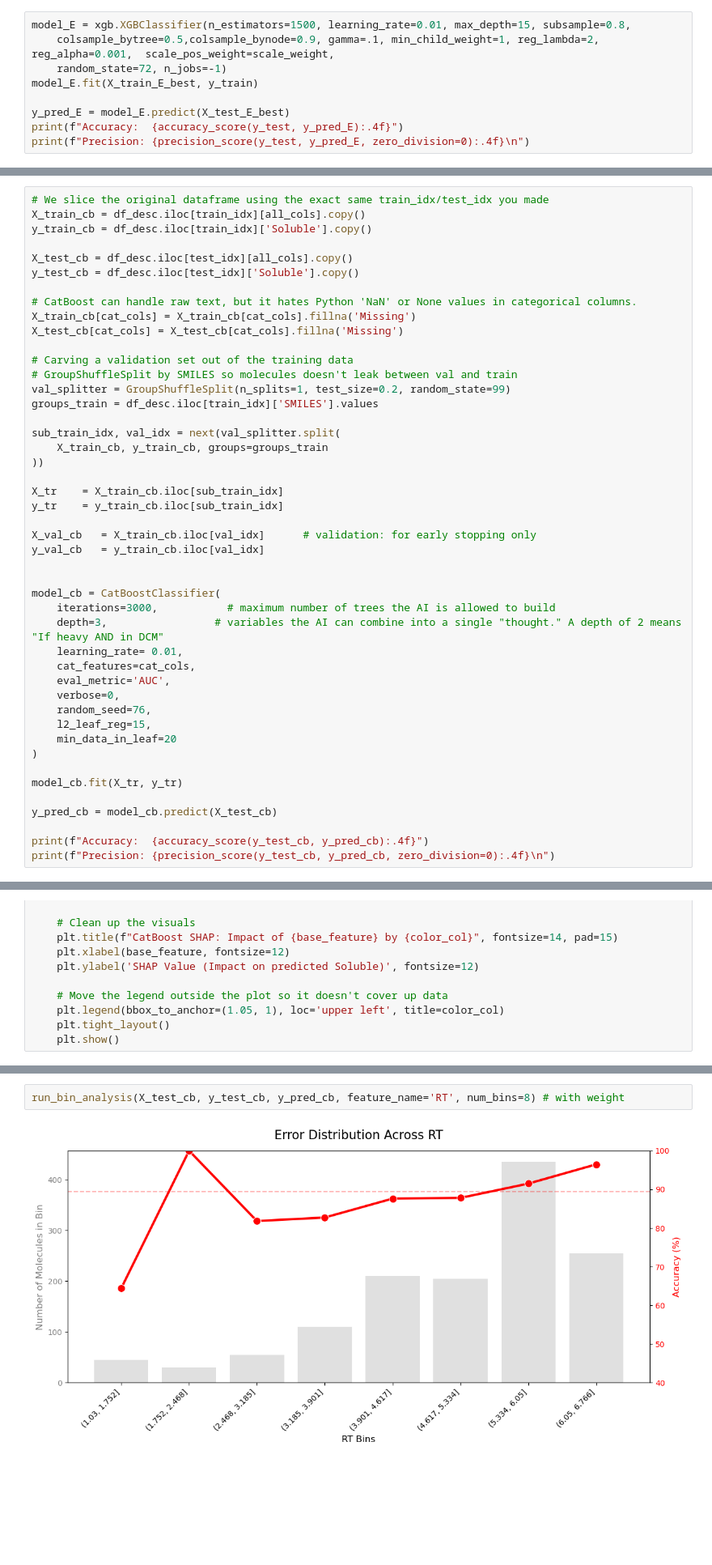
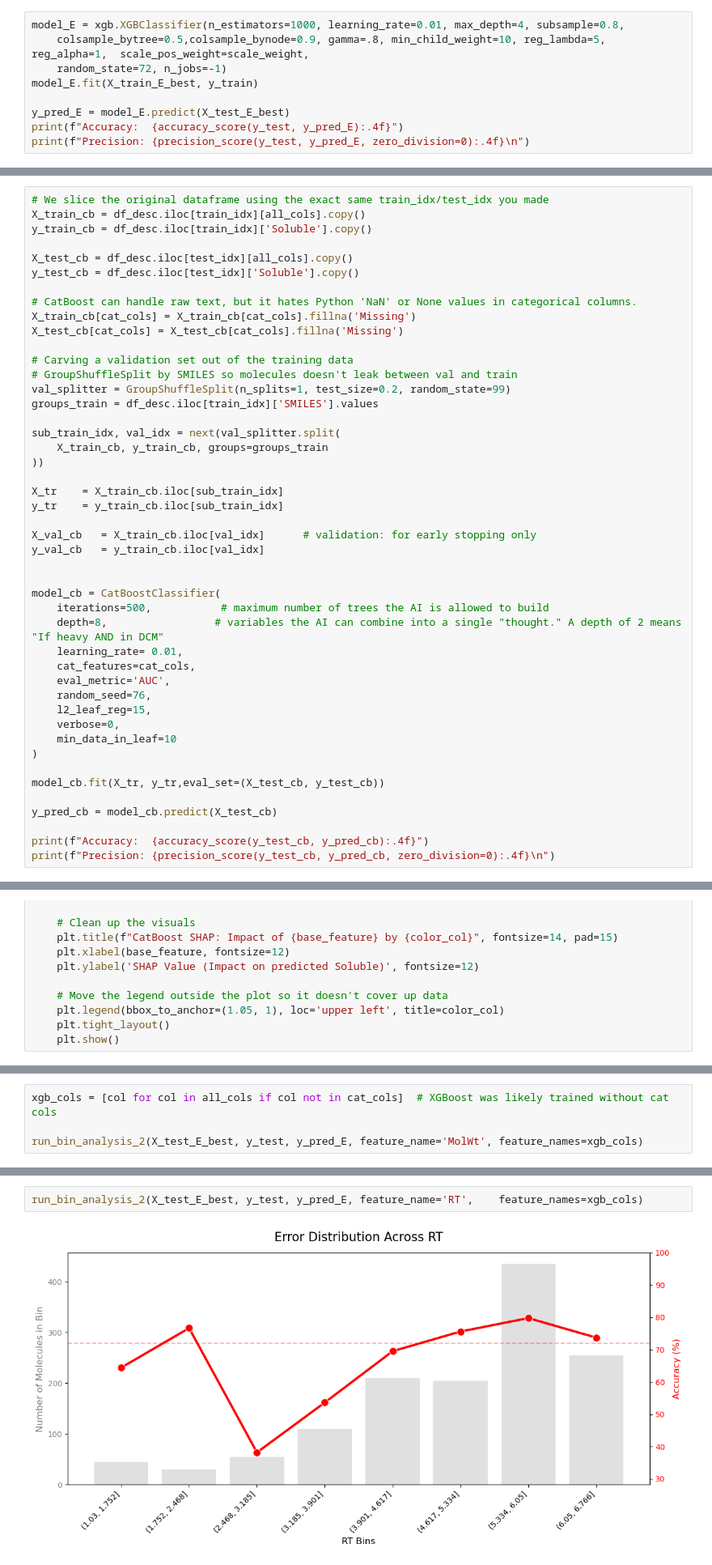
Before and after one commit to swisscatplus/solubility_prediction_nmr, a Jupyter notebook: src/dev/rt_prediction_continued.ipynb, the cells around one changed output, grey strips where cells are left out. Shown at 81% size. Saved outputs shown, nothing was run; the diff lists cells and outputs as text; blank space fills up the shorter version.

Commit message:
retrained model E which performs better now, plotted bunch of graphs, not much left

```diff
--- a/src/dev/rt_prediction_continued.ipynb
+++ b/src/dev/rt_prediction_continued.ipynb
@@ -347,8 +347,8 @@ X_train_E_best = np.hstack((X_cont_E[train_idx], X_mat[train_idx]))
 
 X_test_E_best = np.hstack((X_cont_E[test_idx], X_mat[test_idx]))
 # %%
-model_E = xgb.XGBClassifier(n_estimators=1500, learning_rate=0.01, max_depth=15, subsample=0.8,
-    colsample_bytree=0.5,colsample_bynode=0.9, gamma=.1, min_child_weight=1, reg_lambda=2, reg_alpha=0.001,  scale_pos_weight=scale_weight,
+model_E = xgb.XGBClassifier(n_estimators=1000, learning_rate=0.01, max_depth=4, subsample=0.8,
+    colsample_bytree=0.5,colsample_bynode=0.9, gamma=.8, min_child_weight=10, reg_lambda=5, reg_alpha=1,  scale_pos_weight=scale_weight,
     random_state=72, n_jobs=-1)
 model_E.fit(X_train_E_best, y_train)
 
@@ -848,18 +969,18 @@ y_val_cb   = y_train_cb.iloc[val_idx]
 
 
 model_cb = CatBoostClassifier(
-    iterations=3000,           # maximum number of trees the AI is allowed to build
-    depth=3,                 # variables the AI can combine into a single "thought." A depth of 2 means "If heavy AND in DCM"
+    iterations=500,           # maximum number of trees the AI is allowed to build
+    depth=8,                 # variables the AI can combine into a single "thought." A depth of 2 means "If heavy AND in DCM"
     learning_rate= 0.01,
     cat_features=cat_cols,
     eval_metric='AUC',
-    verbose=0,
     random_seed=76,
     l2_leaf_reg=15,
-    min_data_in_leaf=20
+    verbose=0,
+    min_data_in_leaf=10
 )
 
-model_cb.fit(X_tr, y_tr)
+model_cb.fit(X_tr, y_tr,eval_set=(X_test_cb, y_test_cb))
 
 y_pred_cb = model_cb.predict(X_test_cb)
 
@@ -1162,0 +1350,4 @@ run_bin_analysis(X_test_cb, y_test_cb, y_pred_cb, feature_name='MolWt', num_bins
+# %%
+xgb_cols = [col for col in all_cols if col not in cat_cols]  # XGBoost was likely trained without cat cols
+
+run_bin_analysis_2(X_test_E_best, y_test, y_pred_E, feature_name='MolWt', feature_names=xgb_cols)
@@ -1167,7 +1360,7 @@ run_bin_analysis(X_test_cb, y_test_cb, y_pred_cb, feature_name='RT', num_bins=8)
 # %%
-run_bin_analysis(X_test_cb, y_test_cb, y_pred_cb, feature_name='RT', num_bins=8) # with weight
+run_bin_analysis_2(X_test_E_best, y_test, y_pred_E, feature_name='RT',    feature_names=xgb_cols)
 # %% [output]
-[figure, old version]
+[figure, new version]
 # %%
 cat_cols = ['Solvent_Name', 'Matrix ID Name']
 cont_cols = ['RT', 'MolWt', 'Sol_Dielectric', 'Sol_Hansen_D', 'Sol_Hansen_P', 'Sol_Hansen_H']
```
Also changed, not shown: parts of 32 cells of this notebook, 6 other files.
